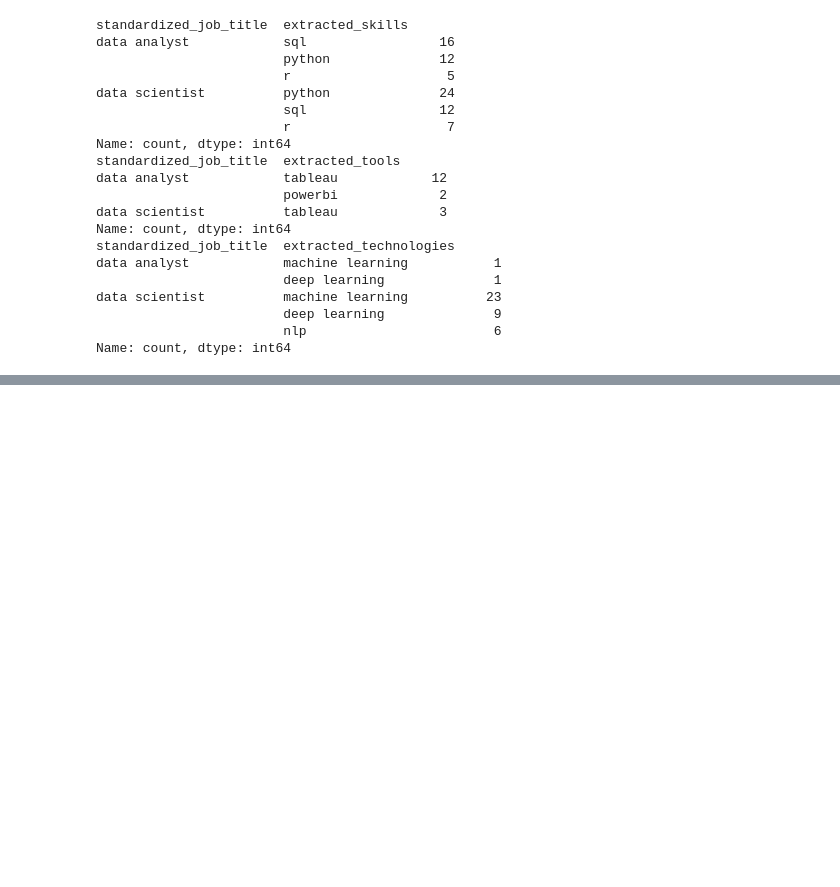
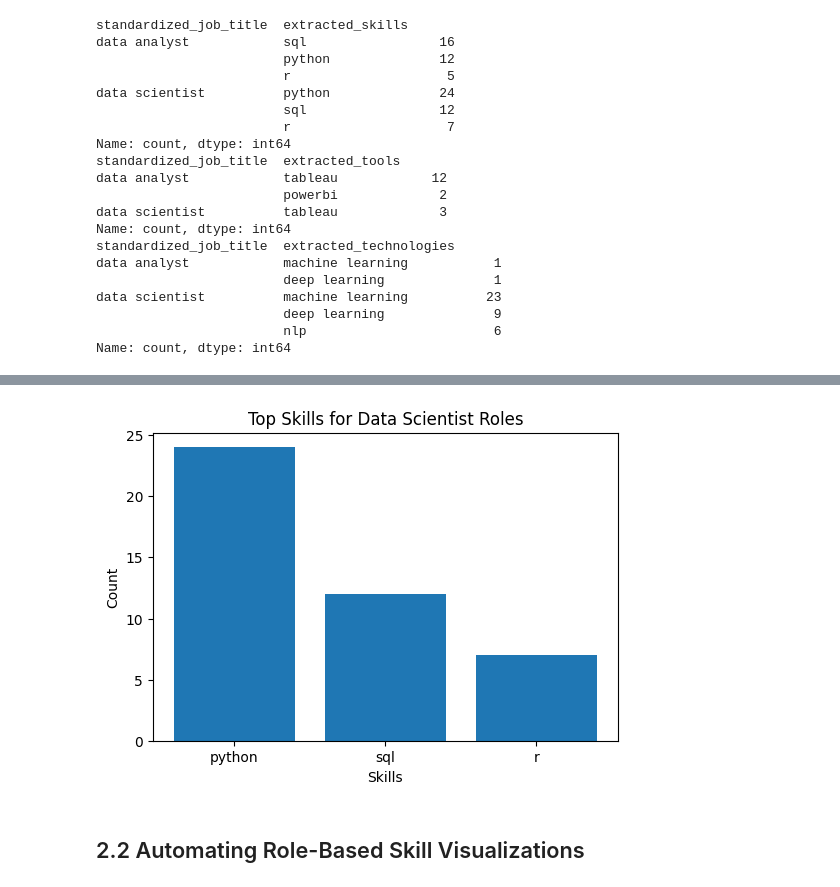
Before and after one commit to AntonioJabbour/job_market_inteligence, a Jupyter notebook: notebooks/02_skill_analysis.ipynb, the cells around one changed output, grey strips where cells are left out. Saved outputs shown, nothing was run; the diff lists cells and outputs as text; code cells hidden in the pictures; blank space fills up the shorter version.

Commit message:
Add automated role-based NLP visualization and percentage analysis

```diff
--- a/notebooks/02_skill_analysis.ipynb
+++ b/notebooks/02_skill_analysis.ipynb
@@ -145,0 +156,4 @@ Name: count, dtype: int64
+# %%
+top_skills_per_job = skills_per_job.groupby(level=0).head(3)
+top_tools_per_job = tools_per_job.groupby(level=0).head(3)
+top_technologies_per_job = technologies_per_job.groupby(level=0).head(3)
@@ -145,0 +194,4 @@ Name: count, dtype: int64
+# %%
+top_skills_df = top_skills_per_job.to_frame().reset_index()
+top_tools_df = top_tools_per_job.to_frame().reset_index()
+top_technoligies_df = top_technologies_per_job.to_frame().reset_index()
@@ -145,0 +285,2 @@ Name: count, dtype: int64
+# %%
+data_scientist_skills = top_skills_df[top_skills_df['standardized_job_title']=='data scientist']
@@ -145,0 +303,18 @@ Name: count, dtype: int64
+# %%
+import matplotlib.pyplot as plt
+
+x = data_scientist_skills['extracted_skills']
+y = data_scientist_skills['count']
+
+plt.figure(figsize=(6,4))
+
+plt.bar(x,y)
+
+plt.xlabel('Skills')
+plt.ylabel('Count')
+plt.title('Top Skills for Data Scientist Roles')
+plt.show()
+# %% [output]
+[figure, added]
+# %% [markdown]
+## 2.2 Automating Role-Based Skill Visualizations
```
Also changed, not shown: parts of 30 cells of this notebook.
